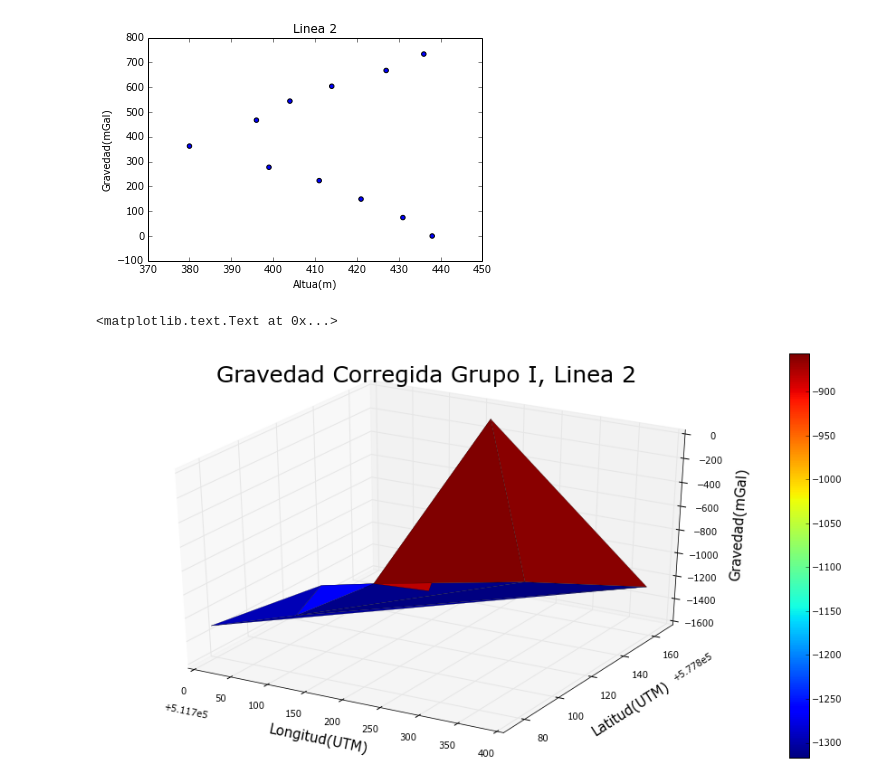
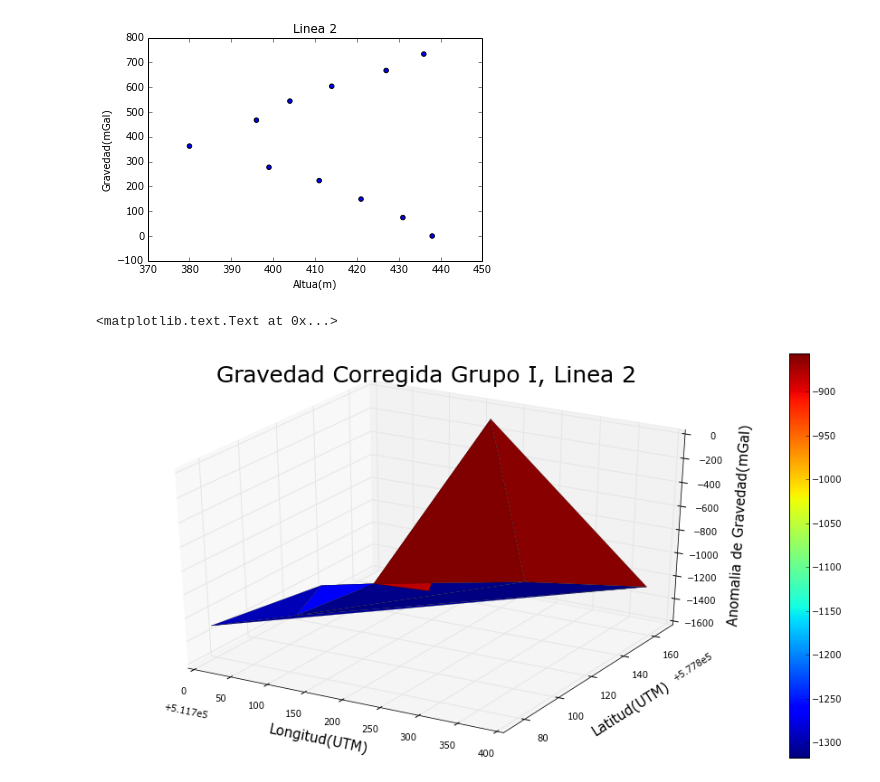
Before and after one commit to Doctus5/Geofisica, a Jupyter notebook: gravimetria/grav.ipynb, the cells around one changed output. Cells and saved outputs as stored; diff of their text form; code cells hidden in the pictures.

```diff
--- a/gravimetria/grav.ipynb
+++ b/gravimetria/grav.ipynb
@@ -92,15 +92,15 @@ title('Linea 2')
 # %%
 fig = plt.figure(figsize=(16,8))
 ax = fig.gca(projection='3d')
 p=ax.plot_trisurf(xL1,yL1,gravL1, cmap=cm.jet, linewidth=0.2)
 c2 = fig.colorbar(p)
 ax.set_xlabel(r'Longitud(UTM)', fontsize=15)
 ax.set_ylabel(r'Latitud(UTM)', fontsize=15)
-ax.set_zlabel(r'Gravedad(mGal)', fontsize=15)
+ax.set_zlabel(r'Anomalia de Gravedad(mGal)', fontsize=15)
 ax.set_title(r'Gravedad Corregida Grupo I, Linea 2',fontsize=25)
 # %% [output]
 <matplotlib.text.Text at 0x...>
-[figure, old version]
+[figure, new version]
 # %%
 fig = plt.figure(figsize=(16,8))
 ax = fig.gca(projection='3d')
```
Also changed, not shown: parts of 23 cells of this notebook.
